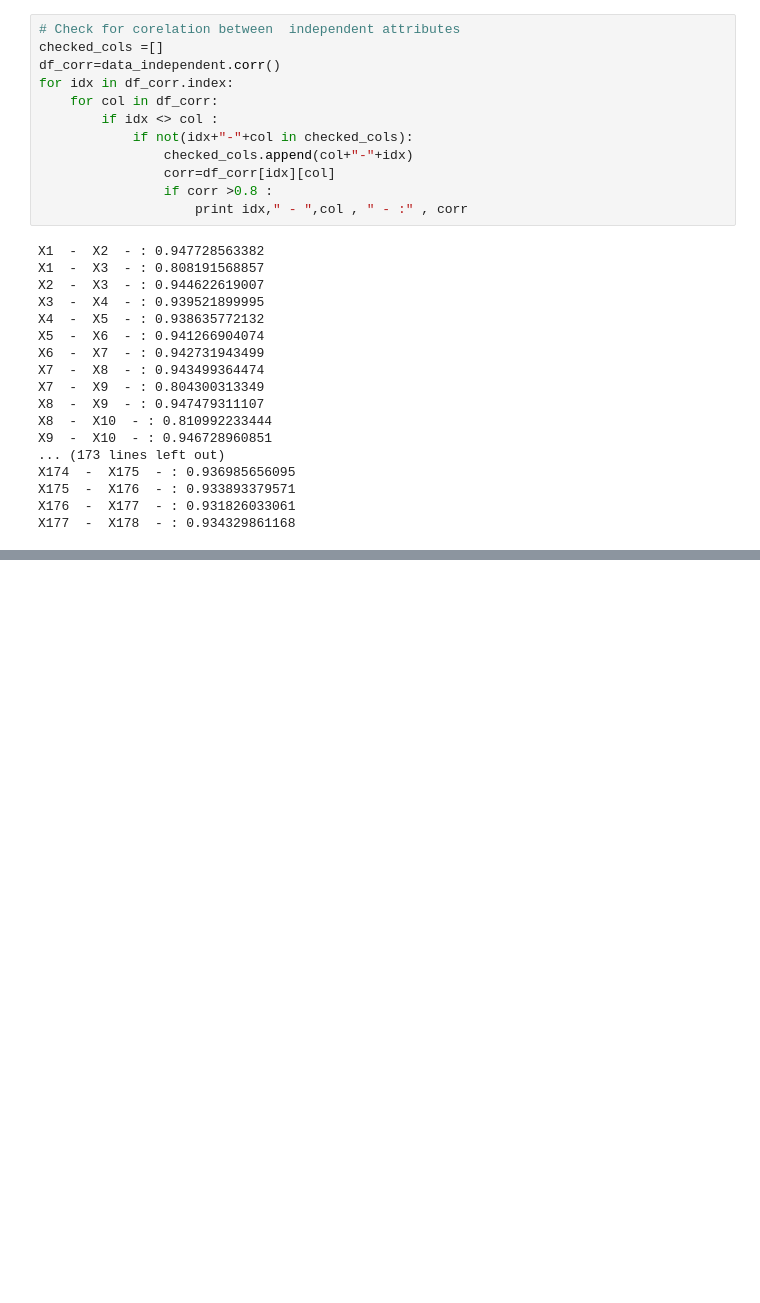
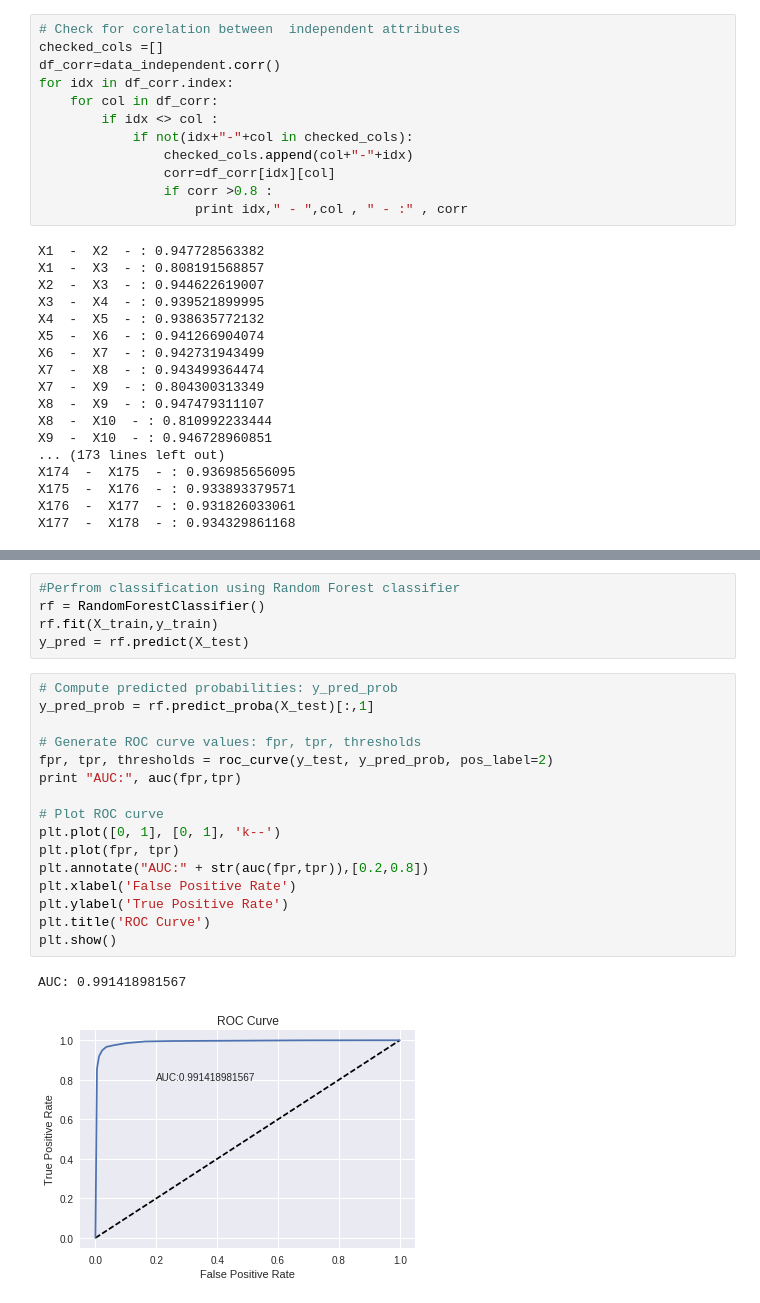
Before and after one commit to cgoat/Intermediate-Data-Science, a Jupyter notebook: Capstone Project/Epiliptec Patient.ipynb, the cells around one changed output, grey strips where cells are left out. Drawn from its saved outputs; the diff is of its cells as text; blank space fills up the shorter version.

```diff
--- a/Capstone Project/Epiliptec Patient.ipynb
+++ b/Capstone Project/Epiliptec Patient.ipynb
@@ -204,0 +255,24 @@ There is a high degree of corelation between the variables. Let us try to do a P
+# %%
+#Perfrom classification using Random Forest classifier
+rf = RandomForestClassifier()
+rf.fit(X_train,y_train)
+y_pred = rf.predict(X_test)
+# %%
+# Compute predicted probabilities: y_pred_prob
+y_pred_prob = rf.predict_proba(X_test)[:,1]
+
+# Generate ROC curve values: fpr, tpr, thresholds
+fpr, tpr, thresholds = roc_curve(y_test, y_pred_prob, pos_label=2)
+print "AUC:", auc(fpr,tpr)
+
+# Plot ROC curve
+plt.plot([0, 1], [0, 1], 'k--')
+plt.plot(fpr, tpr)
+plt.annotate("AUC:" + str(auc(fpr,tpr)),[0.2,0.8])
+plt.xlabel('False Positive Rate')
+plt.ylabel('True Positive Rate')
+plt.title('ROC Curve')
+plt.show()
+# %% [output]
+AUC: 0.991418981567
+[figure, added]
```
Also changed, not shown: parts of 36 cells of this notebook, 8 other files.
